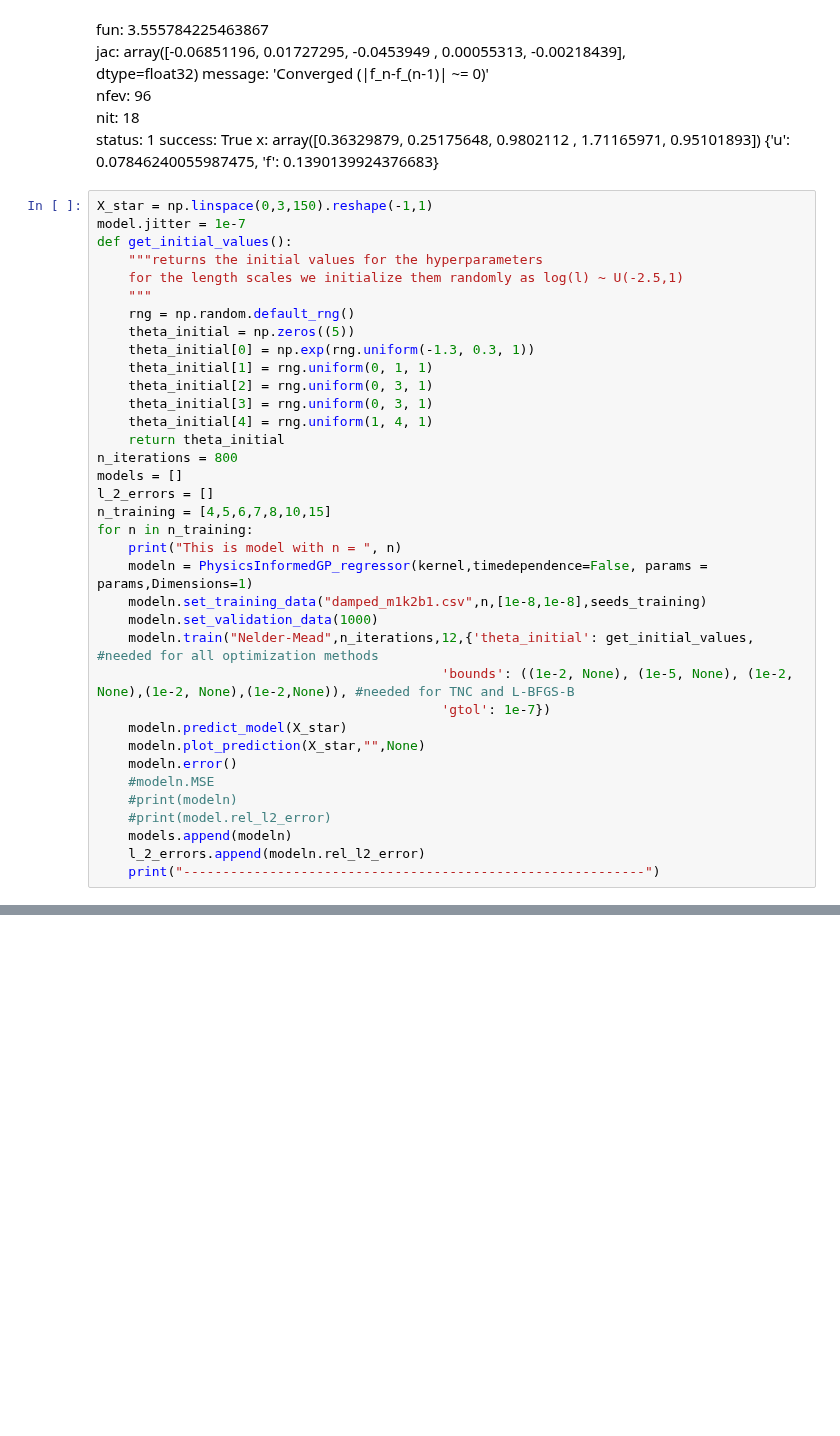
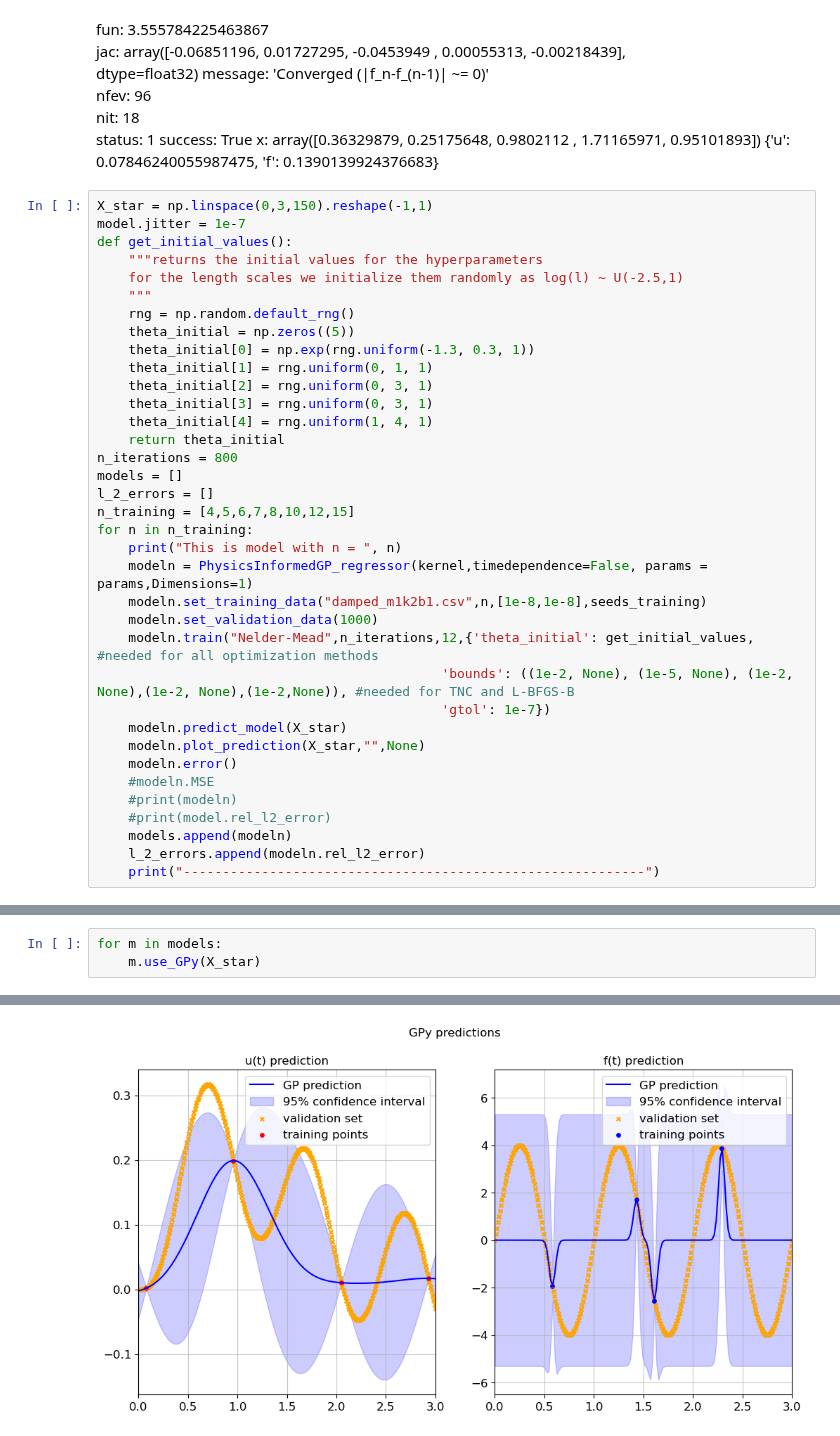
Before and after one commit to TobiLeitgeb/Code_bac, a Jupyter notebook: final_examples/oscillator/oscillator.ipynb, the cells around one changed output, grey strips where cells are left out. Saved outputs shown, nothing was run; the diff lists cells and outputs as text; blank space fills up the shorter version.

```diff
--- a/final_examples/oscillator/oscillator.ipynb
+++ b/final_examples/oscillator/oscillator.ipynb
@@ -185,7 +185,7 @@ def get_initial_values():
 n_iterations = 800
 models = []
 l_2_errors = []
-n_training = [4,5,6,7,8,10,15]
+n_training = [4,5,6,7,8,10,12,15]
 for n in n_training:
     print("This is model with n = ", n)
     modeln = PhysicsInformedGP_regressor(kernel,timedependence=False, params = params,Dimensions=1)
@@ -288 +280,5 @@ No artists with labels found to put in legend.  Note that artists whose label st
 [figure]
+# %%
+for m in models:
+    m.use_GPy(X_star)
+# %% [output]
@@ -288,0 +302 @@ No artists with labels found to put in legend.  Note that artists whose label st
+[figure, added]
```
Also changed, not shown: parts of 4 cells of this notebook, 1 other file.
